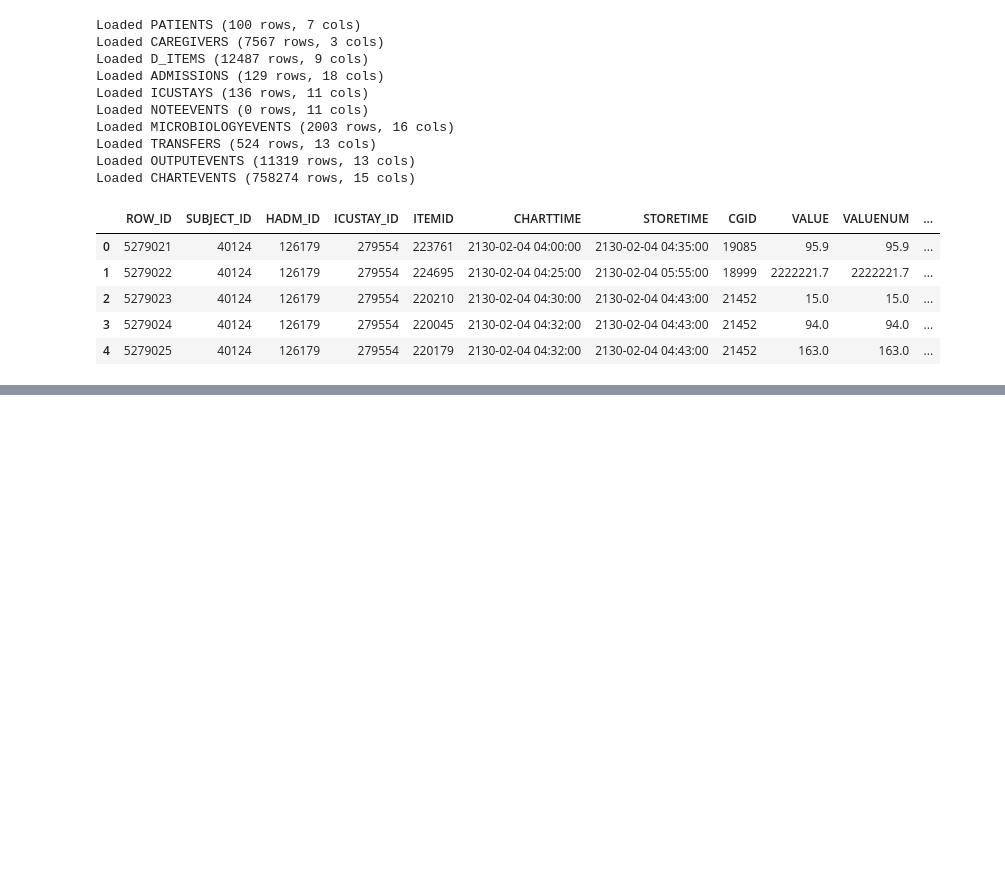
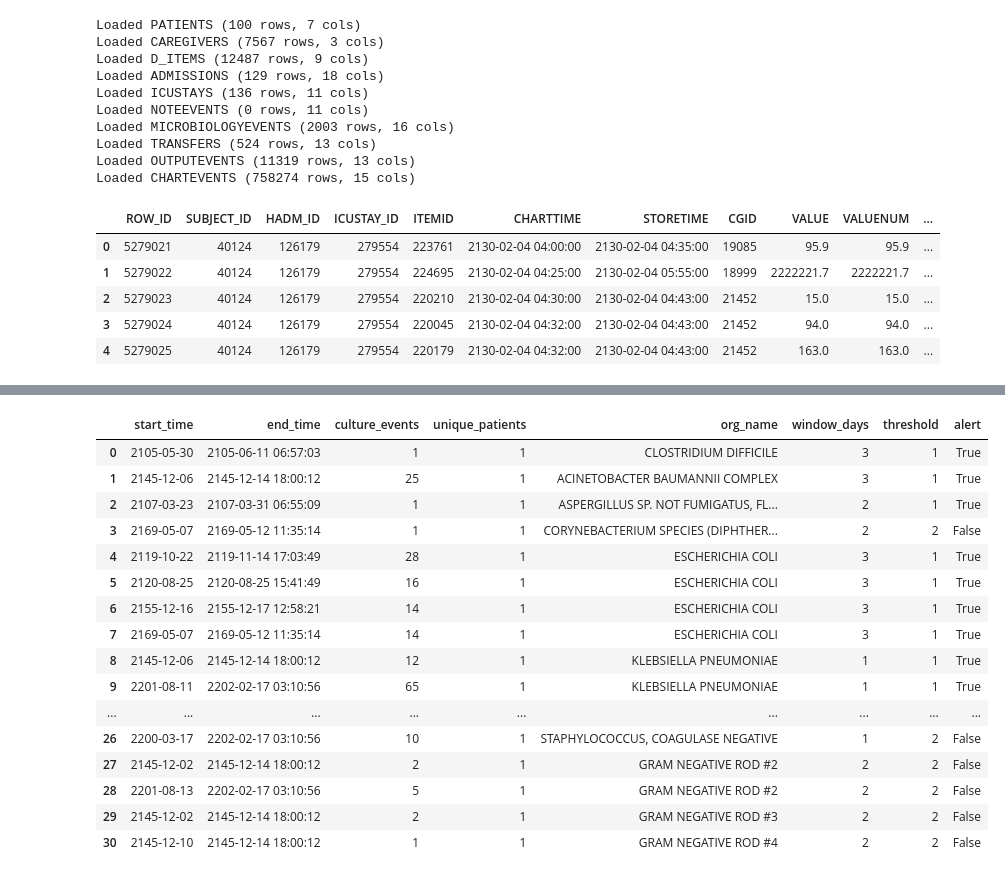
Before and after one commit to StanislavaMincheva12/OOP_SM_MO_CN, a Jupyter notebook: Code_02/Ward_52_check.ipynb, the cells around one changed output, grey strips where cells are left out. Saved outputs shown, nothing was run; the diff lists cells and outputs as text; code cells hidden in the pictures; blank space fills up the shorter version.

```diff
--- a/Code_02/Ward_52_check.ipynb
+++ b/Code_02/Ward_52_check.ipynb
@@ -420,3 +634,23 @@ KLEBSIELLA PNEUMONIAE                                         2  2145-12-06 2201
+# %%
+episodes_df
+# %% [output]
+|  | start_time | end_time | culture_events | unique_patients | org_name | window_days | threshold | alert |
+| 0 | 2105-05-30 | 2105-06-11 06:57:03 | 1 | 1 | CLOSTRIDIUM DIFFICILE | 3 | 1 | True |
+| 1 | 2145-12-06 | 2145-12-14 18:00:12 | 25 | 1 | ACINETOBACTER BAUMANNII COMPLEX | 3 | 1 | True |
+| 2 | 2107-03-23 | 2107-03-31 06:55:09 | 1 | 1 | ASPERGILLUS SP. NOT FUMIGATUS, FL... | 2 | 1 | True |
+| 3 | 2169-05-07 | 2169-05-12 11:35:14 | 1 | 1 | CORYNEBACTERIUM SPECIES (DIPHTHER... | 2 | 2 | False |
+| 4 | 2119-10-22 | 2119-11-14 17:03:49 | 28 | 1 | ESCHERICHIA COLI | 3 | 1 | True |
+| 5 | 2120-08-25 | 2120-08-25 15:41:49 | 16 | 1 | ESCHERICHIA COLI | 3 | 1 | True |
+| 6 | 2155-12-16 | 2155-12-17 12:58:21 | 14 | 1 | ESCHERICHIA COLI | 3 | 1 | True |
+| 7 | 2169-05-07 | 2169-05-12 11:35:14 | 14 | 1 | ESCHERICHIA COLI | 3 | 1 | True |
+| 8 | 2145-12-06 | 2145-12-14 18:00:12 | 12 | 1 | KLEBSIELLA PNEUMONIAE | 1 | 1 | True |
+| 9 | 2201-08-11 | 2202-02-17 03:10:56 | 65 | 1 | KLEBSIELLA PNEUMONIAE | 1 | 1 | True |
+| ... | ... | ... | ... | ... | ... | ... | ... | ... |
+| 26 | 2200-03-17 | 2202-02-17 03:10:56 | 10 | 1 | STAPHYLOCOCCUS, COAGULASE NEGATIVE | 1 | 2 | False |
+| 27 | 2145-12-02 | 2145-12-14 18:00:12 | 2 | 1 | GRAM NEGATIVE ROD #2 | 2 | 2 | False |
+| 28 | 2201-08-13 | 2202-02-17 03:10:56 | 5 | 1 | GRAM NEGATIVE ROD #2 | 2 | 2 | False |
+| 29 | 2145-12-02 | 2145-12-14 18:00:12 | 2 | 1 | GRAM NEGATIVE ROD #3 | 2 | 2 | False |
+| 30 | 2145-12-10 | 2145-12-14 18:00:12 | 1 | 1 | GRAM NEGATIVE ROD #4 | 2 | 2 | False |
 # %%
 with get_db_connection(db_path) as conn:
     cursor = conn.cursor()
```
Also changed, not shown: parts of 16 cells of this notebook, 1 other file.
